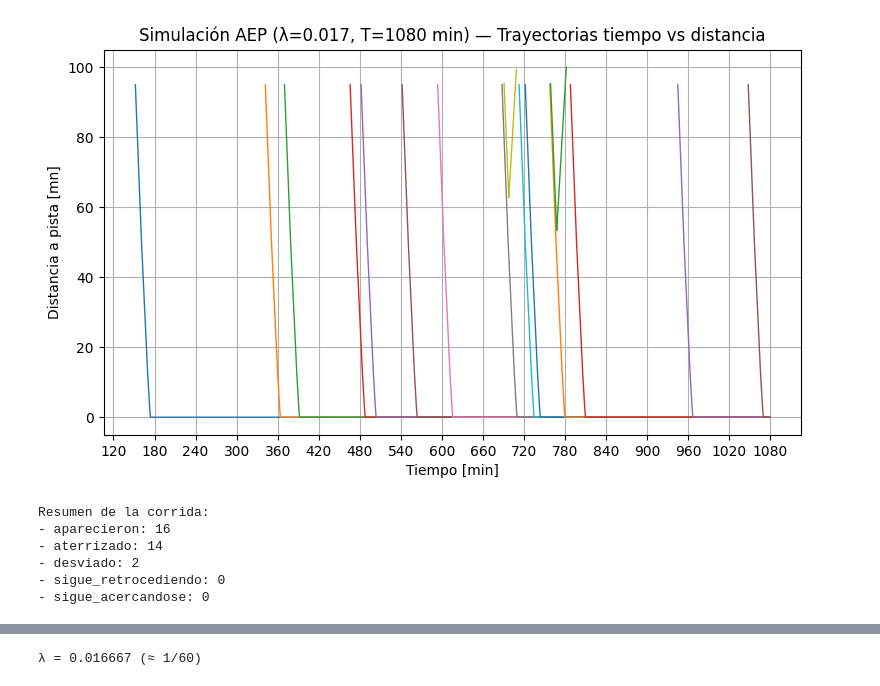
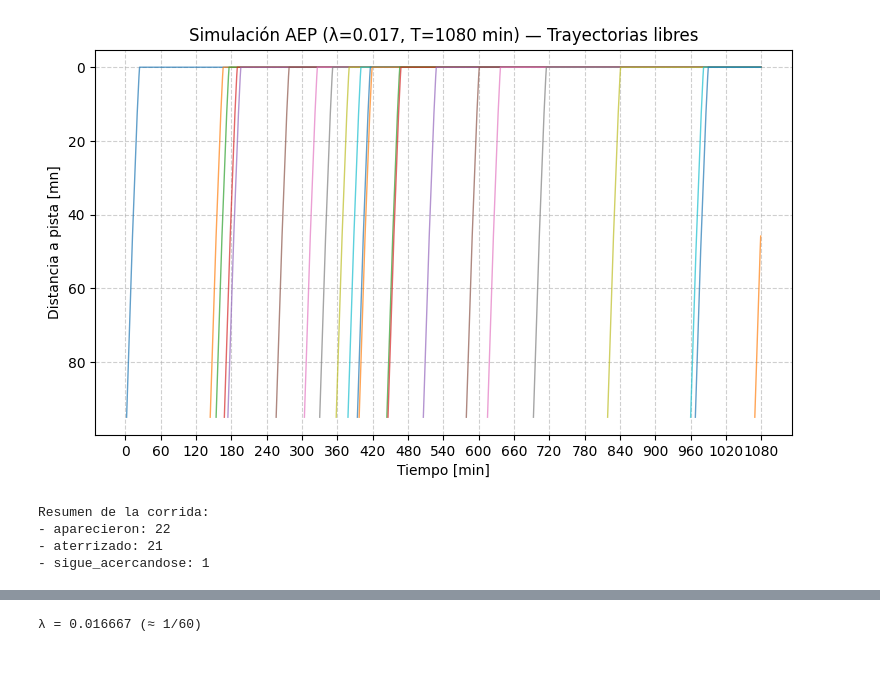
Before and after one commit to manumarlats408/TP1_ACN, a Jupyter notebook: TP1.ipynb, the cells around one changed output, grey strips where cells are left out. Cells and saved outputs as stored; diff of their text form; code cells hidden in the pictures.

Commit message:
probando cambiar varias cosas

```diff
--- a/TP1.ipynb
+++ b/TP1.ipynb
@@ -40,7 +57,8 @@ class Avion:
     tiempo_de_desvio: Optional[int] = None
     historial_de_tiempos: List[int] = field(default_factory=list)
     historial_de_distancias: List[float] = field(default_factory=list)
-    congestionado: bool = False
+
+
 
 
     def registrar(self, t: int):
@@ -51,9 +69,16 @@ class Avion:
         self.historial_de_tiempos.append(t) #Agrega el instante actual t a la lista historial_de_tiempos.
         self.historial_de_distancias.append(self.distancia_a_mn) #Agrega la distancia del avion a la pista en el momento t a la lista historial_de_distancias.
 
-    def tiempo_estimado_de_llegada(self) -> Optional[float]:
-        if self.estado != "acercandose" or self.velocidad_kts <= 0.0:
-            return None
-        return self.distancia_a_mn / (self.velocidad_kts * NUDOS_A_MNxMIN)
+    def avanzar(self, t: int):
+        if self.estado != "acercandose":
+            return
+        _, vmax = rango_de_velocidad_permitido(self.distancia_a_mn)
+        self.velocidad_kts = vmax
+        self.distancia_a_mn -= self.velocidad_kts * NUDOS_A_MNxMIN
+        self.registrar(t)
+        if self.distancia_a_mn <= 0:
+            self.distancia_a_mn = 0
+            self.estado = "aterrizado"
+            self.tiempo_de_aterrizaje = t
 # %%
 class AEP:
@@ -164,37 +134,41 @@ class AEP:
         }
 # %%
+import numpy as np
+import matplotlib.pyplot as plt
+import matplotlib.ticker as ticker
+
 def run_and_plot(lam: float = 0.017, T_minutes: int = 1080):
+    # Inicializar simulación (inciso 1 → congestion=0)
     sim = AEP(lam=lam, T_minutes=T_minutes)
     summary = sim.run()
 
     # Visualización: tiempo vs distancia (una línea por avión)
     plt.figure(figsize=(9, 5))
     for avion in sim.aviones:
         tiempos_arr = np.array(avion.historial_de_tiempos)
         distancias_arr = np.array(avion.historial_de_distancias)
-        mask = (distancias_arr >= 0.0) & (distancias_arr <= RADAR_NM + 1e-6)
-        if mask.any():
-            plt.plot(tiempos_arr[mask], distancias_arr[mask], linewidth=1)
-    plt.title(f"Simulación AEP (λ={lam}, T={T_minutes} min) — Trayectorias tiempo vs distancia")
+        if len(tiempos_arr) > 0:
+            plt.plot(tiempos_arr, distancias_arr, linewidth=1, alpha=0.7)
+
+    plt.title(f"Simulación AEP (λ={lam}, T={T_minutes} min) — Trayectorias libres")
     plt.xlabel("Tiempo [min]")
     plt.ylabel("Distancia a pista [mn]")
-    plt.grid(True)
-    import matplotlib.ticker as ticker
-    plt.gca().xaxis.set_major_locator(ticker.MultipleLocator(60))
+    plt.gca().invert_yaxis()  # más intuitivo: arriba lejos, abajo pista
+    plt.grid(True, linestyle="--", alpha=0.6)
+    plt.gca().xaxis.set_major_locator(ticker.MultipleLocator(60))  # marcas cada hora
     plt.show()
 
+    # Resumen de la corrida
     print("Resumen de la corrida:")
     for k, v in summary.items():
         print(f"- {k}: {v}")
+
     return sim, summary
 
-# Parámetros base de demo (podemos cambiarlos y volver a correrlo)
 _ = run_and_plot(lam=0.017, T_minutes=1080)
 # %% [output]
-[figure, old version]
+[figure, new version]
 Resumen de la corrida:
-- aparecieron: 16
-- aterrizado: 14
-- desviado: 2
-- sigue_retrocediendo: 0
-- sigue_acercandose: 0
+- aparecieron: 22
+- aterrizado: 21
+- sigue_acercandose: 1
```
Also changed, not shown: parts of 11 cells of this notebook, 1 other file.
